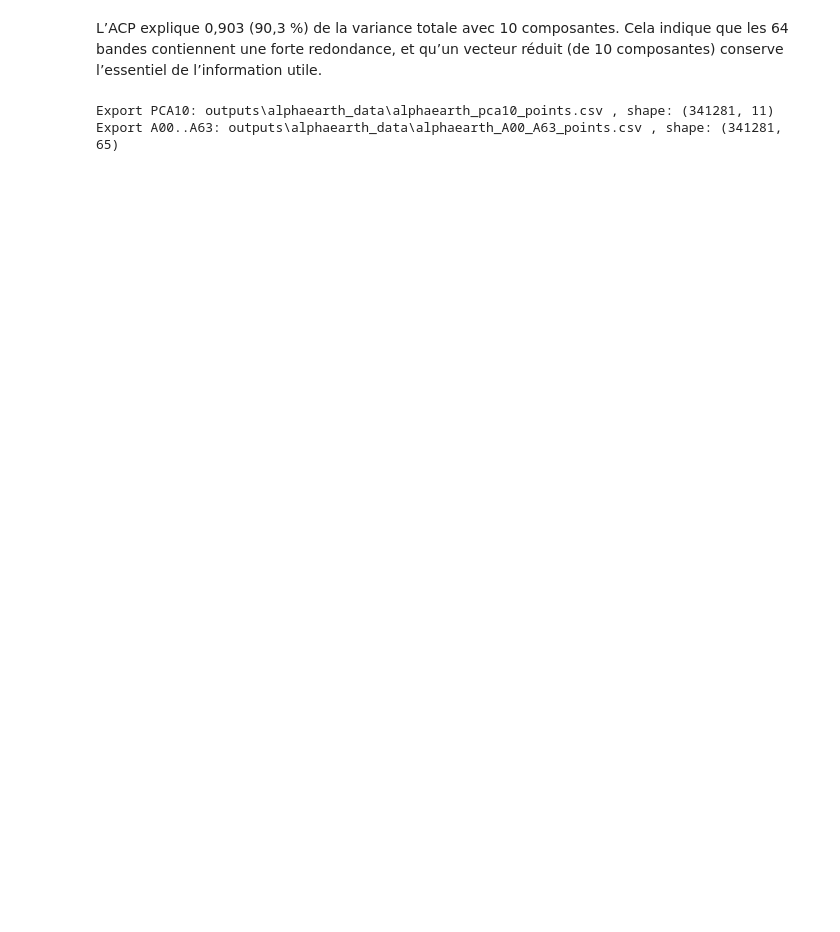
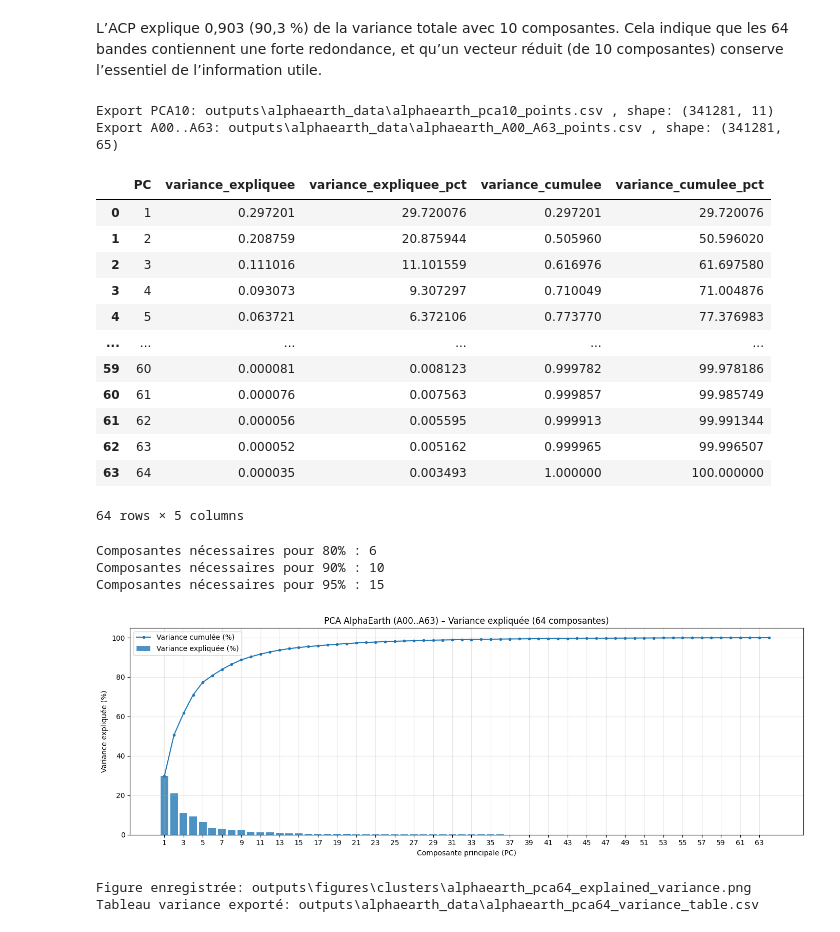
Before and after one commit to bouyaka34/TER-Picopatt, a Jupyter notebook: Alphaearth.ipynb, the cells around one changed output. Drawn from its saved outputs; the diff is of its cells as text; code cells hidden in the pictures; blank space fills up the shorter version.

```diff
--- a/Alphaearth.ipynb
+++ b/Alphaearth.ipynb
@@ -176,3 +206,74 @@ print("Export A00..A63:", raw_path, ", shape:", out_raw.shape)
 # %% [output]
 Export PCA10: outputs\alphaearth_data\alphaearth_pca10_points.csv , shape: (341281, 11)
 Export A00..A63: outputs\alphaearth_data\alphaearth_A00_A63_points.csv , shape: (341281, 65)
+# %%
+mask_ok = bd_enriched[BANDS].notna().all(axis=1)
+n_drop = int((~mask_ok).sum())
+if n_drop > 0:
+    print("Lignes exclues PCA(64) (bandes manquantes):", n_drop)
+
+X = bd_enriched.loc[mask_ok, BANDS].to_numpy()
+
+
+pca64 = PCA(n_components=64, random_state=0)
+pca64.fit(X)
+
+explained = pca64.explained_variance_ratio_
+cum_explained = np.cumsum(explained)
+
+df_pca_var = pd.DataFrame({
+    "PC": np.arange(1, 65),
+    "variance_expliquee": explained,
+    "variance_expliquee_pct": explained * 100,
+    "variance_cumulee": cum_explained,
+    "variance_cumulee_pct": cum_explained * 100,
+})
+
+display(df_pca_var.head(64))
+
+for thr in [0.80, 0.90, 0.95]:
+    n_comp = int(np.searchsorted(cum_explained, thr) + 1)
+    print(f"Composantes nécessaires pour {int(thr*100)}% :", n_comp)
+
+plt.figure(figsize=(14, 5))
+x = np.arange(1, 65)
+
+plt.bar(x, explained * 100, alpha=0.8, label="Variance expliquée (%)")
+plt.plot(x, cum_explained * 100, marker="o", markersize=3, linewidth=1.5, label="Variance cumulée (%)")
+
+plt.xticks(np.arange(1, 65, 2))
+plt.xlabel("Composante principale (PC)")
+plt.ylabel("Variance expliquée (%)")
+plt.title("PCA AlphaEarth (A00..A63) – Variance expliquée (64 composantes)")
+plt.grid(True, alpha=0.3)
+plt.legend()
+plt.tight_layout()
+
+out_fig = CLUST / "alphaearth_pca64_explained_variance.png"
+plt.savefig(out_fig, dpi=150)
+plt.show()
+print("Figure enregistrée:", out_fig)
+
+out_csv = AE / "alphaearth_pca64_variance_table.csv"
+df_pca_var.to_csv(out_csv, index=False)
+print("Tableau variance exporté:", out_csv)
+# %% [output]
+|  | PC | variance_expliquee | variance_expliquee_pct | variance_cumulee | variance_cumulee_pct |
+| 0 | 1 | 0.297201 | 29.720076 | 0.297201 | 29.720076 |
+| 1 | 2 | 0.208759 | 20.875944 | 0.505960 | 50.596020 |
+| 2 | 3 | 0.111016 | 11.101559 | 0.616976 | 61.697580 |
+| 3 | 4 | 0.093073 | 9.307297 | 0.710049 | 71.004876 |
+| 4 | 5 | 0.063721 | 6.372106 | 0.773770 | 77.376983 |
+| ... | ... | ... | ... | ... | ... |
+| 59 | 60 | 0.000081 | 0.008123 | 0.999782 | 99.978186 |
+| 60 | 61 | 0.000076 | 0.007563 | 0.999857 | 99.985749 |
+| 61 | 62 | 0.000056 | 0.005595 | 0.999913 | 99.991344 |
+| 62 | 63 | 0.000052 | 0.005162 | 0.999965 | 99.996507 |
+| 63 | 64 | 0.000035 | 0.003493 | 1.000000 | 100.000000 |
+64 rows × 5 columns
+Composantes nécessaires pour 80% : 6
+Composantes nécessaires pour 90% : 10
+Composantes nécessaires pour 95% : 15
+[figure, added]
+Figure enregistrée: outputs\figures\clusters\alphaearth_pca64_explained_variance.png
+Tableau variance exporté: outputs\alphaearth_data\alphaearth_pca64_variance_table.csv
```
Also changed, not shown: parts of 2 cells of this notebook.
